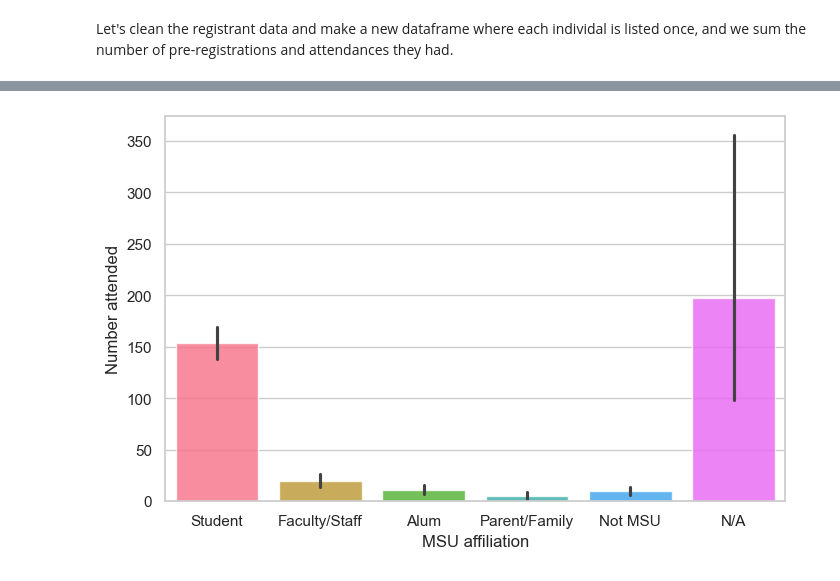
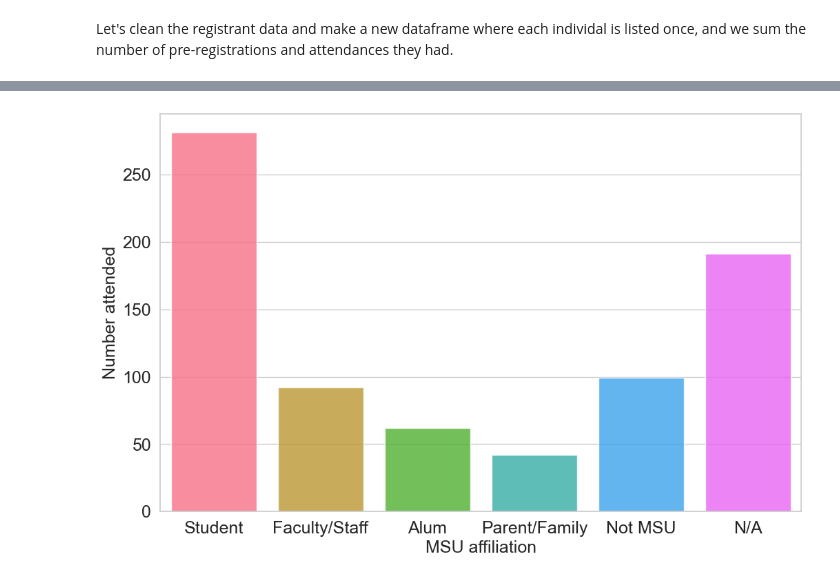
Before and after one commit to abigailStev/altru-shenanigans, a Jupyter notebook: Quarterly/quant_quarterly.ipynb, the cells around one changed output, grey strips where cells are left out. Cells and saved outputs as stored; diff of their text form; code cells hidden in the pictures.

```diff
--- a/Quarterly/quant_quarterly.ipynb
+++ b/Quarterly/quant_quarterly.ipynb
@@ -419,15 +400,3 @@ print(registrants['Program name'].unique())
-# %%
-snys_progs = programs['Name'][programs['Series'] == 'SNYS'].tolist()
-ff_progs = programs['Name'][programs['Series'] == 'First Fridays'].tolist()
-apu_progs = programs['Name'][programs['Series'] == 'Arts Power Up'].tolist()
-
-for i in range(len(registrants)):
-    if registrants.loc[i, 'Program name'] in (snys_progs):
-        registrants.loc[i, 'Program series'] = 'SNYS'
-    elif registrants.loc[i, 'Program name'] in ff_progs:
-        registrants.loc[i, 'Program series'] = 'First Fridays'
-    elif registrants.loc[i, 'Program name'] in apu_progs:
-        registrants.loc[i, 'Program series'] = 'Arts Power Up'
 # %% [markdown]
 We can assign a preferred order to display the MSU affiliations.
 # %%
@@ -453,6 +413,8 @@ Remove myself, since I sign up for every program to test the links and emails.
 # %%
-notme_idx = ["Abbie Stevens".casefold() not in item.casefold() for item in registrants['Visitor name']]
-registrants = registrants.loc[notme_idx]
+# notmeA_idx = ["Abbie Stevens".casefold() not in item.casefold() for item in registrants['Visitor name']]
+# registrants = registrants.loc[notmeA_idx]
+# notmeB_idx = ["Brittany Carter".casefold() not in item.casefold() for item in registrants['Visitor name']]
+# registrants = registrants.loc[notmeB_idx]
 # %% [markdown]
 Remove CoLab Studio, since that's our generic host for walk-ins. (I tried just removing its affiliation, but that threw errors down below with the `hosts` dataframe).
 # %%
@@ -471,8 +422,0 @@ We can see that programs at Beal had a relatively higher number of `Not MSU` aff
-# %%
-sns.set_style('white')
-fig, ax = plt.subplots(figsize=(8,5))
-fig = sns.histplot(registrants, x='MSU affiliation', y='Program series', cmap='light:orange')
-ax.set(xlabel="Registrant MSU affiliation", ylabel="")
-fig.set_yticklabels(fig.get_yticklabels(), rotation=60, va='center')
-#fig.figure.savefig("2D_reg_affil_type.png", bbox_inches='tight')
-plt.show()
@@ -491,2 +443,12 @@ plt.show()
 # %%
 sns.set_style('whitegrid')
+# %%
+registrants['MSU affiliation'] = pd.Categorical(registrants['MSU affiliation'], categories=affil_cats, ordered=True)
+
+for i in range(len(programs['Name'])):
+    display(programs.loc[i,'Name'])
+    prog_loc = registrants['Program name'].str.contains(programs.loc[i, 'Name'], case=False)
+    registrants.loc[prog_loc, 'Program series'] = programs.loc[i, 'Series']
+
+# SciCurious was throwing errors because we had a some different punctuation in the name
+registrants.loc[registrants['Program name'].str.contains("SciCurious"), 'Program series'] = "SciCurious"
@@ -591,10 +575,13 @@ Name: Percentage, dtype: float64
 # %%
-fig, ax = plt.subplots(figsize=(8,5))
+fig, ax = plt.subplots(figsize=(12,7.5))
 fig = sns.barplot(data=reg_by_name, x='MSU affiliation', y='Attended', palette='husl',
-                  hue='MSU affiliation', estimator='sum', saturation=1, alpha=0.8, errorbar=('ci', 90))
+                  hue='MSU affiliation', estimator='sum', saturation=1, alpha=0.8, errorbar=None)
 ax.set(xlabel="MSU affiliation", ylabel="Number attended")
 ax.get_legend().remove()
-fig.figure.savefig("attend_affil_bar.png", bbox_inches='tight')
+ax.tick_params(axis='both', which='major', labelsize=18)
+ax.xaxis.label.set_size(18)
+ax.yaxis.label.set_size(18)
+fig.figure.savefig(q_dir+"/attend_affil_bar.png", bbox_inches='tight')
 plt.show()
 # %% [output]
-[figure, old version]
+[figure, new version]
```
Also changed, not shown: parts of 71 cells of this notebook, 1 other file.
